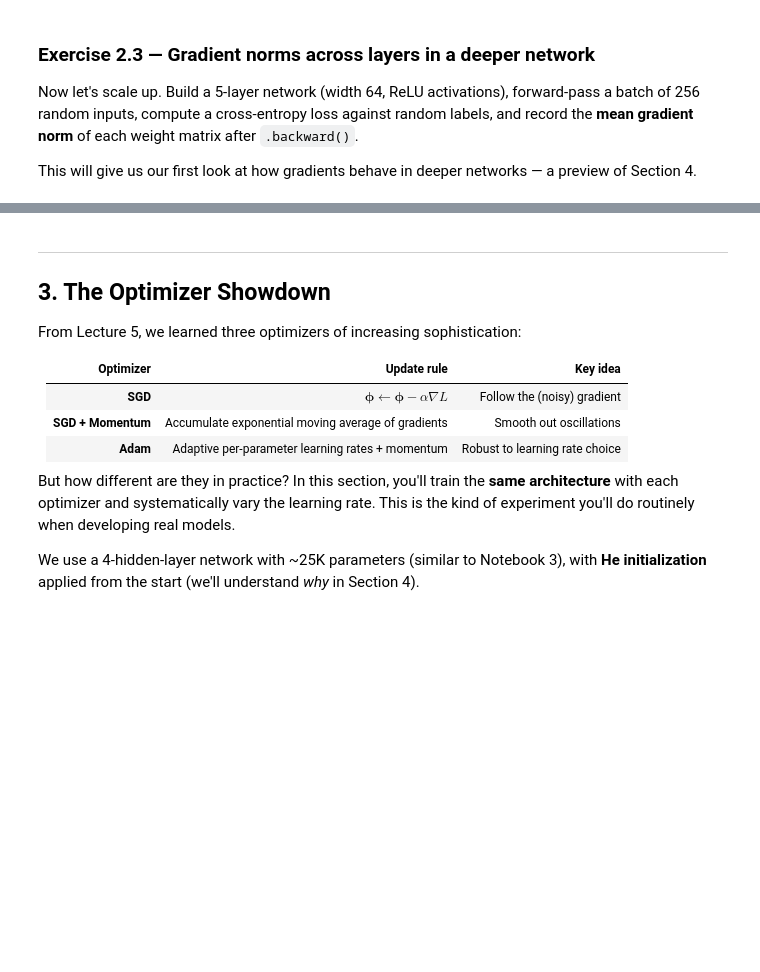
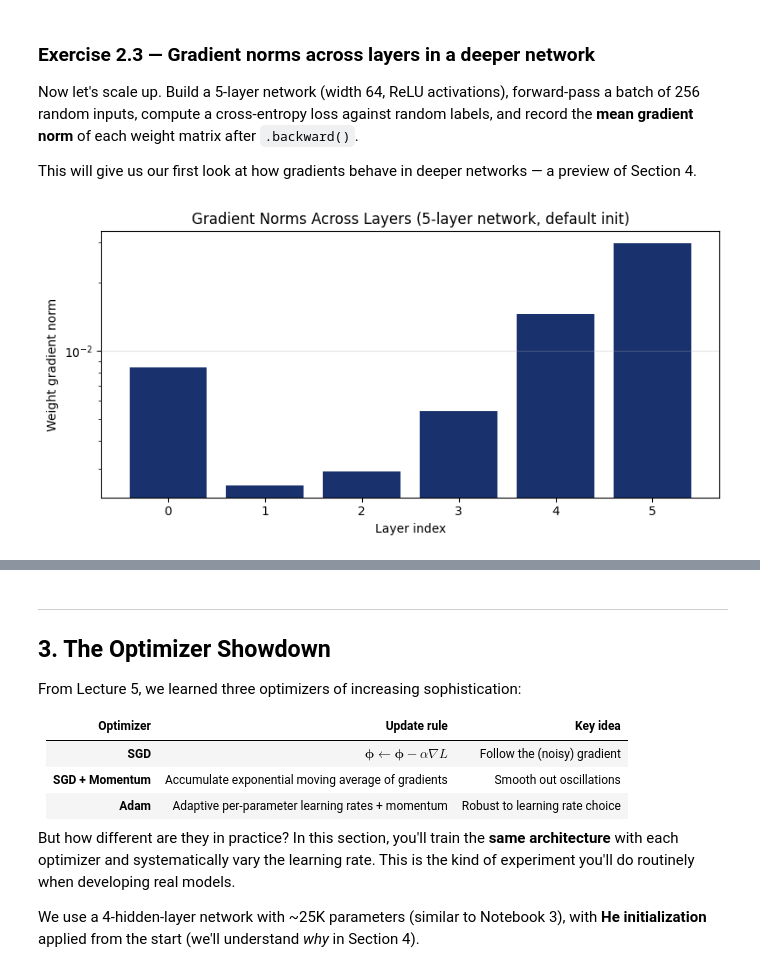
Before and after one commit to jjuuansee/deep-learning-course-notebooks, a Jupyter notebook: notebooks/notebook_4.ipynb, the cells around one changed output, grey strips where cells are left out. Drawn from its saved outputs; the diff is of its cells as text; code cells hidden in the pictures; blank space fills up the shorter version.

```diff
--- a/notebooks/notebook_4.ipynb
+++ b/notebooks/notebook_4.ipynb
@@ -368,25 +397,48 @@ This will give us our first look at how gradients behave in deeper networks —
 # %%
 # YOUR CODE HERE
 # 1. Build a 5-hidden-layer network: 784 → 64 → 64 → 64 → 64 → 64 → 10
 #    Use nn.Sequential with nn.Linear and nn.ReLU, start with nn.Flatten()
-deep_net = None
+deep_net = nn.Sequential(
+    nn.Flatten(),
+    nn.Linear(784, 64),
+    nn.ReLU(),
+    nn.Linear(64, 64),
+    nn.ReLU(),
+    nn.Linear(64, 64),
+    nn.ReLU(),
+    nn.Linear(64, 64),
+    nn.ReLU(),
+    nn.Linear(64, 64),
+    nn.ReLU(),
+    nn.Linear(64, 10)
+)
+
 # 2. Forward-pass a batch of 256 random inputs (shape: 256, 1, 28, 28)
+x_batch = torch.rand(256, 1, 28, 28)
+logits = deep_net(x_batch)
 # 3. Compute CrossEntropyLoss against random labels (0-9)
+labels = torch.randint(0, 10, (256,))
+loss = nn.CrossEntropyLoss()(logits, labels)
 # 4. Call .backward()
+loss.backward()
 # 5. Collect gradient norms: for each Linear layer, compute layer.weight.grad.norm().item()
 #    Store in a list called grad_norms
-
-raise NotImplementedError()
+grad_norms = []
+for layer in deep_net:
+    if isinstance(layer, nn.Linear):
+        grad_norms.append(layer.weight.grad.norm().item())
 
 # Visualization
 fig, ax = plt.subplots(figsize=(8, 4))
 ax.bar(range(len(grad_norms)), grad_norms, color=C1)
 ax.set_xlabel('Layer index')
 ax.set_ylabel('Weight gradient norm')
 ax.set_title('Gradient Norms Across Layers (5-layer network, default init)')
 ax.set_yscale('log')
 ax.grid(True, alpha=0.3, axis='y')
 plt.tight_layout(); plt.show()
+# %% [output]
+[figure, added]
 # %% [markdown]
 > **Question 2.2** — Do you see a trend in gradient magnitudes across layers? Do gradients grow or shrink as you go from the output layer toward the input? What does this imply for training the early layers of a deep network?
 >
```
Also changed, not shown: parts of 31 cells of this notebook.
